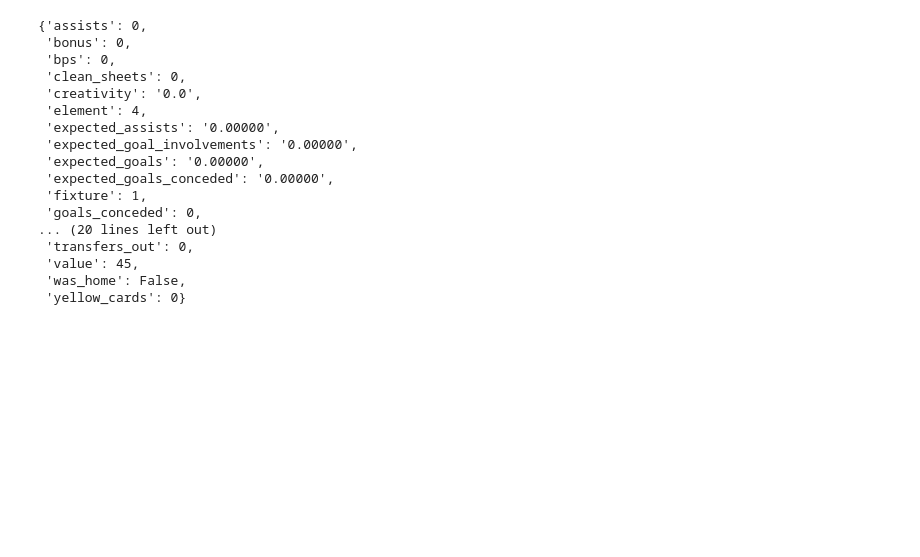
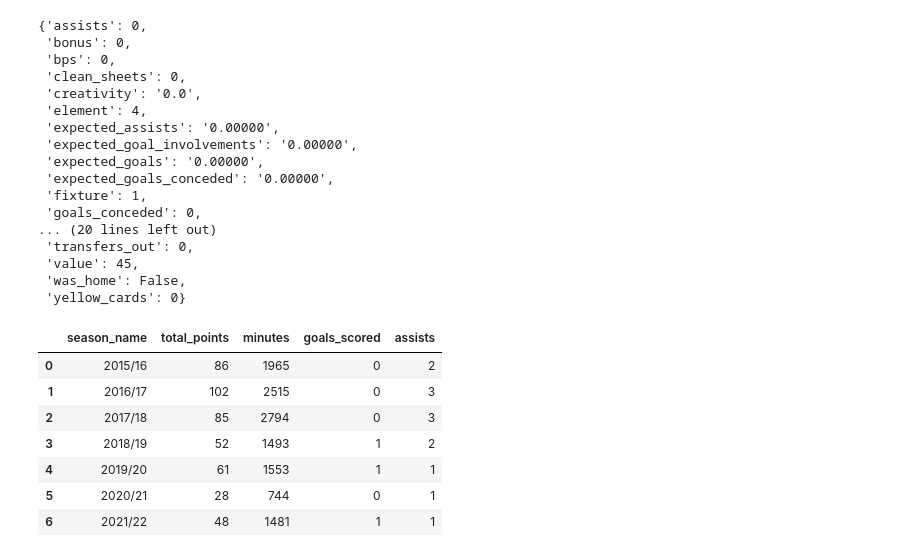
Before and after one commit to MokuaEnock/English-Premier-League-data-Analysed, a Jupyter notebook: fantasy.ipynb, the cells around one changed output. Cells and saved outputs as stored; diff of their text form; code cells hidden in the pictures; blank space fills up the shorter version.

```diff
--- a/fantasy.ipynb
+++ b/fantasy.ipynb
@@ -167,3 +167,37 @@ pprint(r['history'][0])
  'value': 45,
  'was_home': False,
  'yellow_cards': 0}
+# %%
+def get_season_history(player_id):
+    '''get all past season info for a given player_id'''
+
+    # send GET request to
+    # https://fantasy.premierleague.com/api/element-summary/{PID}/
+    r = requests.get(
+            base_url + 'element-summary/' + str(player_id) + '/'
+    ).json()
+
+    # extract 'history_past' data from response into dataframe
+    df = pd.json_normalize(r['history_past'])
+
+    return df
+
+# show player #1's gameweek history
+get_season_history(1)[
+    [
+        'season_name',
+        'total_points',
+        'minutes',
+        'goals_scored',
+        'assists'
+    ]
+].head(10)
+# %% [output]
+|  | season_name | total_points | minutes | goals_scored | assists |
+| 0 | 2015/16 | 86 | 1965 | 0 | 2 |
+| 1 | 2016/17 | 102 | 2515 | 0 | 3 |
+| 2 | 2017/18 | 85 | 2794 | 0 | 3 |
+| 3 | 2018/19 | 52 | 1493 | 1 | 2 |
+| 4 | 2019/20 | 61 | 1553 | 1 | 1 |
+| 5 | 2020/21 | 28 | 744 | 0 | 1 |
+| 6 | 2021/22 | 48 | 1481 | 1 | 1 |
```
Also changed, not shown: parts of 1 cell of this notebook.
